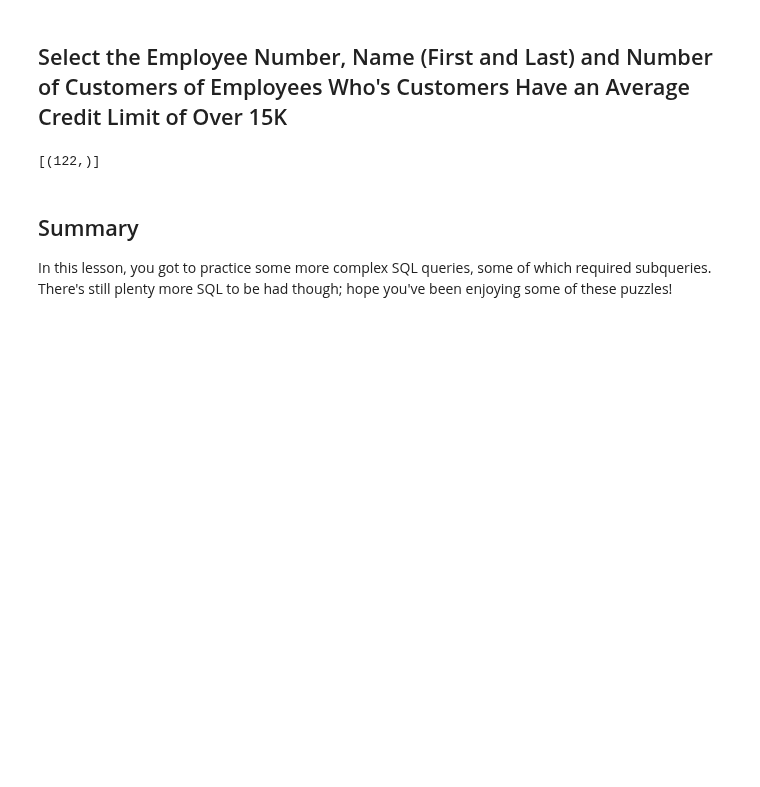
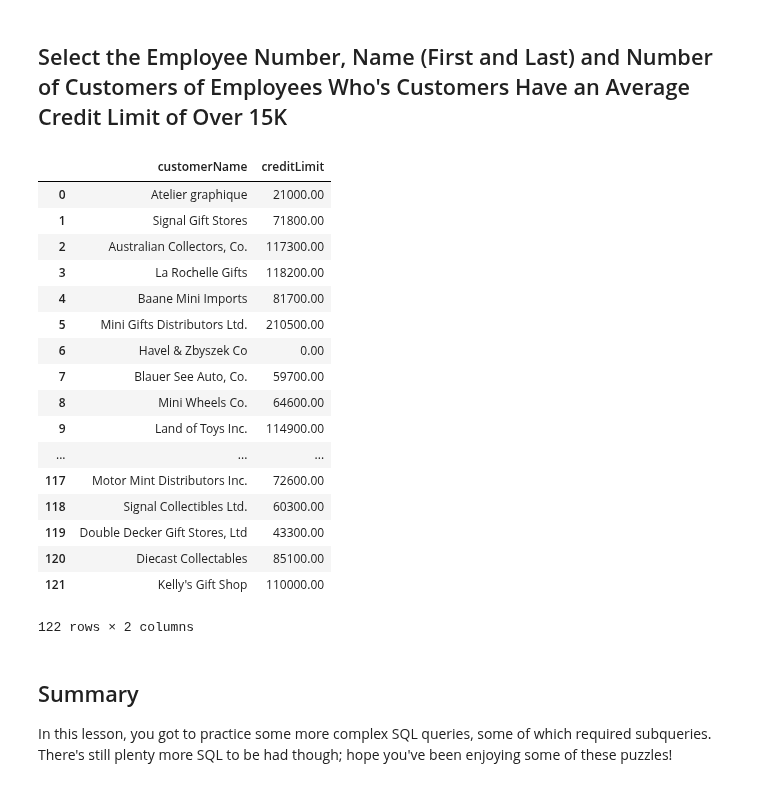
Before and after one commit to minnaf/dsc-sql-subqueries-lab-nyc-ds-060319, a Jupyter notebook: index.ipynb, the cells around one changed output. Saved outputs shown, nothing was run; the diff lists cells and outputs as text; code cells hidden in the pictures; blank space fills up the shorter version.

```diff
--- a/index.ipynb
+++ b/index.ipynb
@@ -205,17 +205,38 @@ df
 # %%
 #Your code here
 
 #SELECT employeeNumber, lastName, firstName, numCustomersOver15k
 
 # c.execute("""SELECT COUNT(distinct customerName)
 #           FROM customers
 #           WHERE creditLimit > 15000
 
 #                 """).fetchall()
 
-c.execut
+c.execute("""SELECT customerName, creditLimit FROM customers""")
+
+df = pd.DataFrame(c.fetchall())
+df.columns = [x[0] for x in c.description]
+df
 # %% [output]
+|  | customerName | creditLimit |
+| 0 | Atelier graphique | 21000.00 |
+| 1 | Signal Gift Stores | 71800.00 |
+| 2 | Australian Collectors, Co. | 117300.00 |
+| 3 | La Rochelle Gifts | 118200.00 |
+| 4 | Baane Mini Imports | 81700.00 |
+| 5 | Mini Gifts Distributors Ltd. | 210500.00 |
+| 6 | Havel & Zbyszek Co | 0.00 |
+| 7 | Blauer See Auto, Co. | 59700.00 |
+| 8 | Mini Wheels Co. | 64600.00 |
+| 9 | Land of Toys Inc. | 114900.00 |
+| ... | ... | ... |
+| 117 | Motor Mint Distributors Inc. | 72600.00 |
+| 118 | Signal Collectibles Ltd. | 60300.00 |
+| 119 | Double Decker Gift Stores, Ltd | 43300.00 |
+| 120 | Diecast Collectables | 85100.00 |
+| 121 | Kelly's Gift Shop | 110000.00 |
-[(122,)]
+122 rows × 2 columns
 # %% [markdown]
 ## Summary
 
```
